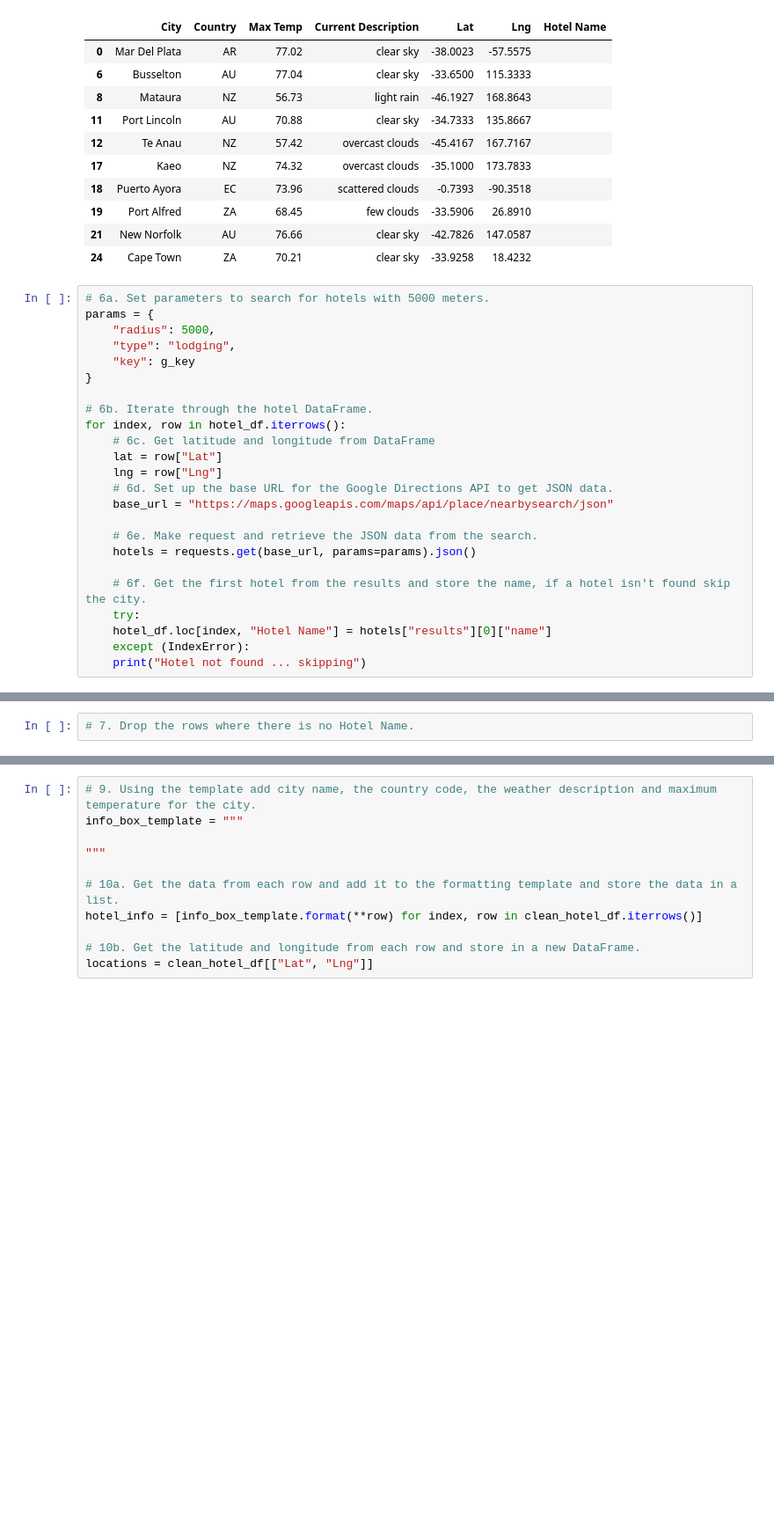
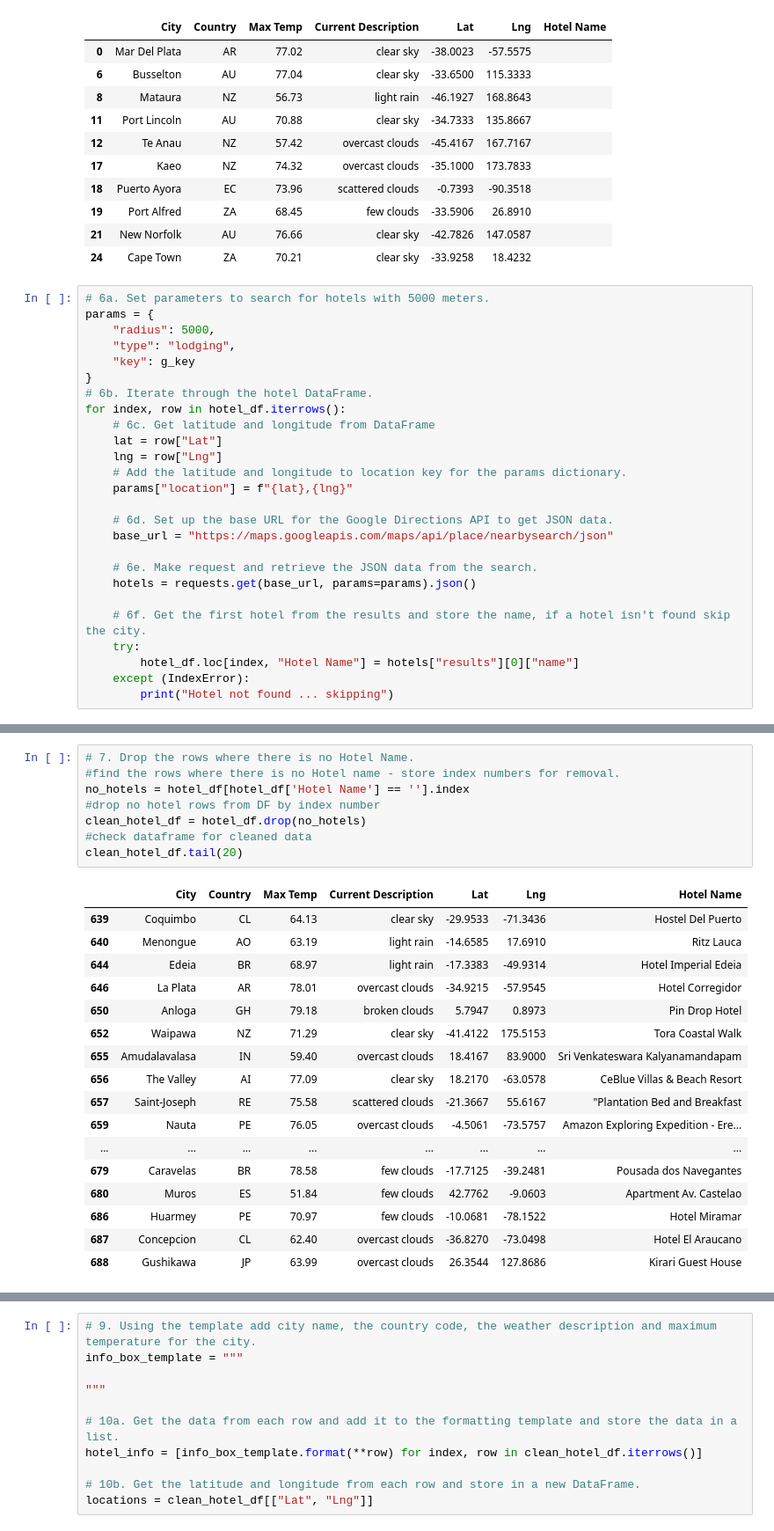
Before and after one commit to thre3firstnames/World_Weather_Analysis, a Jupyter notebook: Vacation_Search/Vacation_Search.ipynb, the cells around one changed output, grey strips where cells are left out. Shown at 88% size. Drawn from its saved outputs; the diff is of its cells as text; blank space fills up the shorter version.

```diff
--- a/Vacation_Search/Vacation_Search.ipynb
+++ b/Vacation_Search/Vacation_Search.ipynb
@@ -90,12 +91,14 @@ params = {
     "type": "lodging",
     "key": g_key
 }
-
 # 6b. Iterate through the hotel DataFrame.
 for index, row in hotel_df.iterrows():
     # 6c. Get latitude and longitude from DataFrame
     lat = row["Lat"]
     lng = row["Lng"]
+    # Add the latitude and longitude to location key for the params dictionary.
+    params["location"] = f"{lat},{lng}"
+
     # 6d. Set up the base URL for the Google Directions API to get JSON data.
     base_url = "https://maps.googleapis.com/maps/api/place/nearbysearch/json"
 
@@ -104,6 +107,6 @@ for index, row in hotel_df.iterrows():
 
     # 6f. Get the first hotel from the results and store the name, if a hotel isn't found skip the city.
     try:
-    hotel_df.loc[index, "Hotel Name"] = hotels["results"][0]["name"]
+        hotel_df.loc[index, "Hotel Name"] = hotels["results"][0]["name"]
     except (IndexError):
-    print("Hotel not found ... skipping")
+        print("Hotel not found ... skipping")
@@ -110,4 +132,28 @@ for index, row in hotel_df.iterrows():
-# %%
-# 7. Drop the rows where there is no Hotel Name.
+# %%
+# 7. Drop the rows where there is no Hotel Name.
+#find the rows where there is no Hotel name - store index numbers for removal.
+no_hotels = hotel_df[hotel_df['Hotel Name'] == ''].index
+#drop no hotel rows from DF by index number
+clean_hotel_df = hotel_df.drop(no_hotels)
+#check dataframe for cleaned data
+clean_hotel_df.tail(20)
+# %% [output]
+|  | City | Country | Max Temp | Current Description | Lat | Lng | Hotel Name |
+| 639 | Coquimbo | CL | 64.13 | clear sky | -29.9533 | -71.3436 | Hostel Del Puerto |
+| 640 | Menongue | AO | 63.19 | light rain | -14.6585 | 17.6910 | Ritz Lauca |
+| 644 | Edeia | BR | 68.97 | light rain | -17.3383 | -49.9314 | Hotel Imperial Edeia |
+| 646 | La Plata | AR | 78.01 | overcast clouds | -34.9215 | -57.9545 | Hotel Corregidor |
+| 650 | Anloga | GH | 79.18 | broken clouds | 5.7947 | 0.8973 | Pin Drop Hotel |
+| 652 | Waipawa | NZ | 71.29 | clear sky | -41.4122 | 175.5153 | Tora Coastal Walk |
+| 655 | Amudalavalasa | IN | 59.40 | overcast clouds | 18.4167 | 83.9000 | Sri Venkateswara Kalyanamandapam |
+| 656 | The Valley | AI | 77.09 | clear sky | 18.2170 | -63.0578 | CeBlue Villas & Beach Resort |
+| 657 | Saint-Joseph | RE | 75.58 | scattered clouds | -21.3667 | 55.6167 | "Plantation Bed and Breakfast |
+| 659 | Nauta | PE | 76.05 | overcast clouds | -4.5061 | -73.5757 | Amazon Exploring Expedition - Ere... |
+| ... | ... | ... | ... | ... | ... | ... | ... |
+| 679 | Caravelas | BR | 78.58 | few clouds | -17.7125 | -39.2481 | Pousada dos Navegantes |
+| 680 | Muros | ES | 51.84 | few clouds | 42.7762 | -9.0603 | Apartment Av. Castelao |
+| 686 | Huarmey | PE | 70.97 | few clouds | -10.0681 | -78.1522 | Hotel Miramar |
+| 687 | Concepcion | CL | 62.40 | overcast clouds | -36.8270 | -73.0498 | Hotel El Araucano |
+| 688 | Gushikawa | JP | 63.99 | overcast clouds | 26.3544 | 127.8686 | Kirari Guest House |
 # %%
 # 8a. Create the output File (CSV)
```
Also changed, not shown: parts of 3 cells of this notebook.
